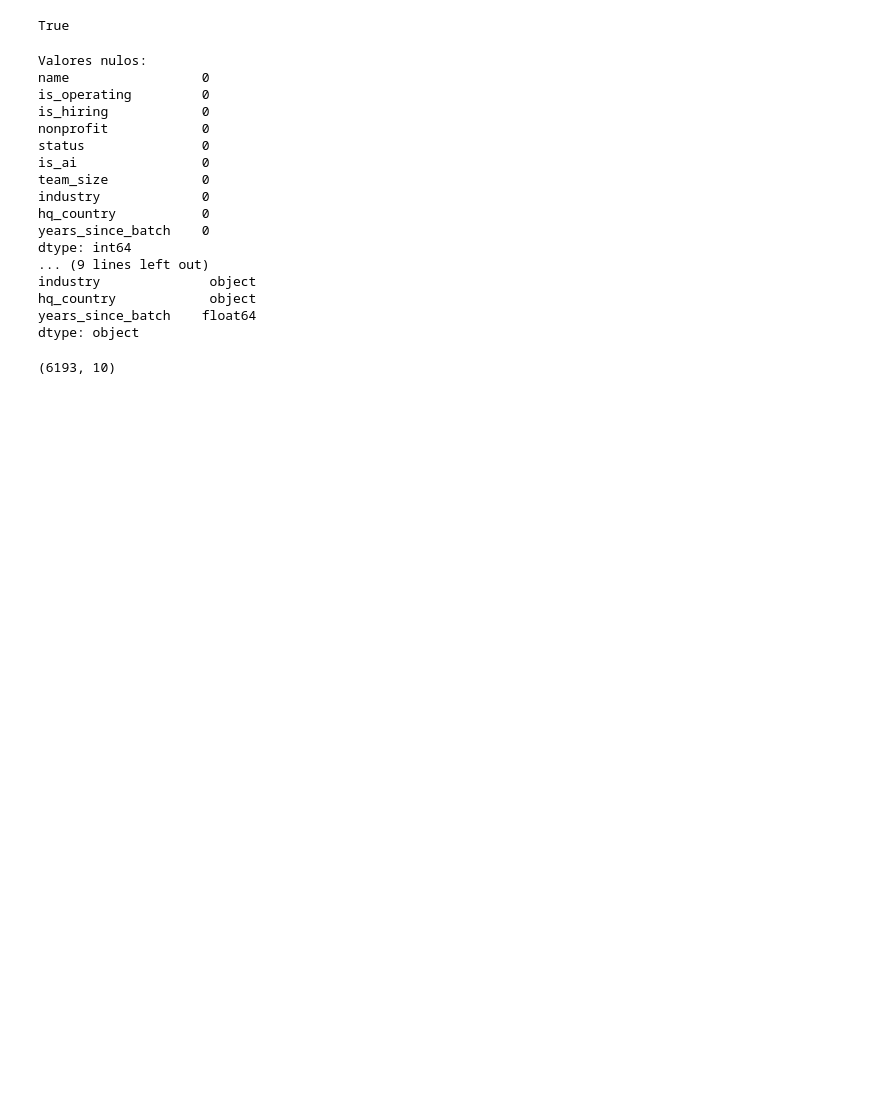
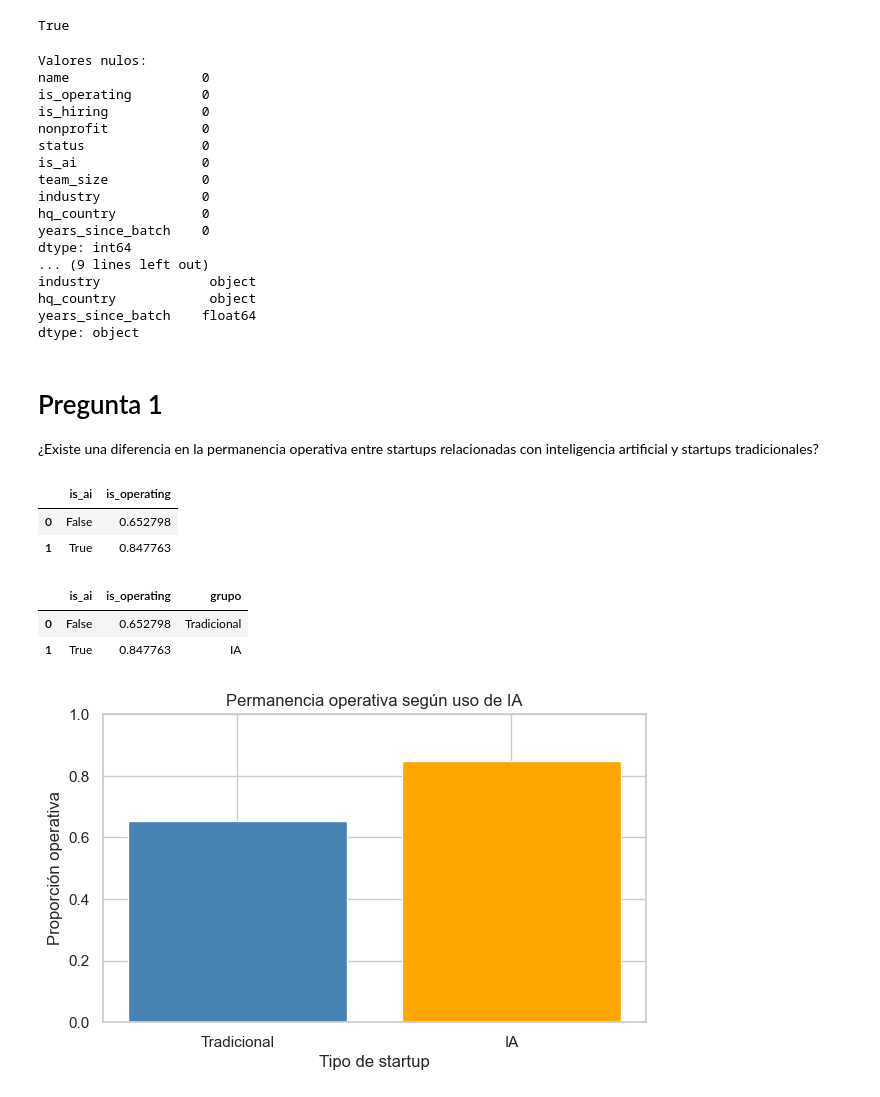
Before and after one commit to DanielCas7illo/U-Andres-Bello, a Jupyter notebook: F4/F4_AnálisisyResultados.ipynb, the cells around one changed output. Cells and saved outputs as stored; diff of their text form; code cells hidden in the pictures; blank space fills up the shorter version.

```diff
--- a/F4/F4_AnálisisyResultados.ipynb
+++ b/F4/F4_AnálisisyResultados.ipynb
@@ -152,7 +152,60 @@ industry              object
 hq_country            object
 years_since_batch    float64
 dtype: object
-# %%
-print(df.shape)
-# %% [output]
-(6193, 10)
+# %% [markdown]
+# Pregunta 1
+
+¿Existe una diferencia en la permanencia operativa entre startups relacionadas con inteligencia artificial y startups tradicionales?
+# %%
+permanencia_ia = (
+    df
+    .groupby("is_ai")["is_operating"]
+    .mean()
+    .reset_index()
+)
+
+permanencia_ia
+# %% [output]
+|  | is_ai | is_operating |
+| 0 | False | 0.652798 |
+| 1 | True | 0.847763 |
+# %%
+permanencia_ia["grupo"] = (
+    permanencia_ia["is_ai"]
+    .map({
+        True: "IA",
+        False: "Tradicional"
+    })
+)
+
+permanencia_ia
+# %% [output]
+|  | is_ai | is_operating | grupo |
+| 0 | False | 0.652798 | Tradicional |
+| 1 | True | 0.847763 | IA |
+# %%
+plt.figure(figsize=(7,4))
+
+plt.bar(
+    permanencia_ia["grupo"],
+    permanencia_ia["is_operating"],
+    color=["steelblue", "orange"]
+)
+
+plt.ylabel(
+    "Proporción operativa"
+)
+
+plt.xlabel(
+    "Tipo de startup"
+)
+
+plt.title(
+    "Permanencia operativa según uso de IA"
+)
+
+plt.ylim(0, 1)
+
+plt.show()
+# %% [output]
+[figure, added]
```
Also changed, not shown: parts of 5 cells of this notebook, 1 other file.
